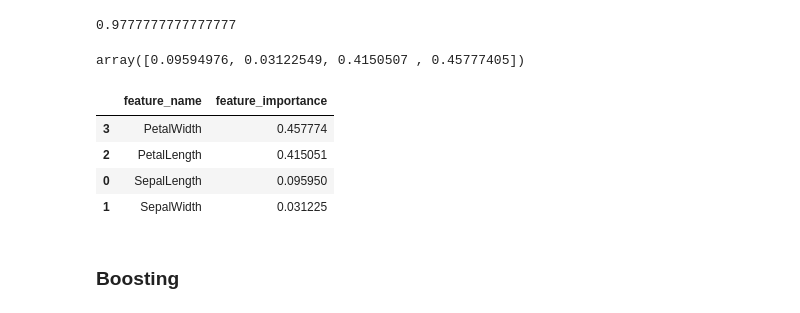
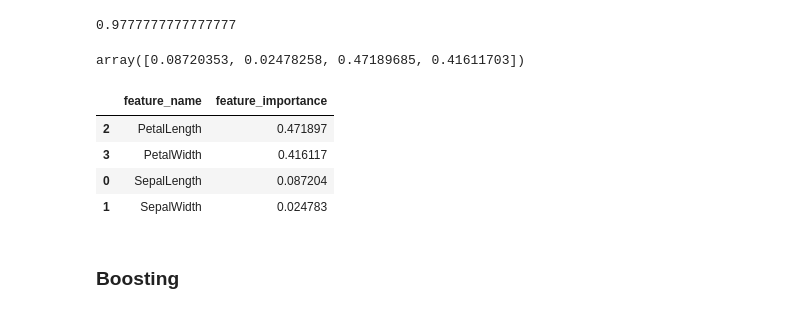
Before and after one commit to anqitu/SckitLearn, a Jupyter notebook: exercises/scikit.ipynb, the cells around one changed output. Cells and saved outputs as stored; diff of their text form; code cells hidden in the pictures.

```diff
--- a/exercises/scikit.ipynb
+++ b/exercises/scikit.ipynb
@@ -186,3 +142,8 @@ array(['Iris-virginica'], dtype=object)
 # import seaborn as sns
 # %%
 # sns.catplot(x = 'Name', y = 'PetalWidth', data = df, kind = 'box')
+# %%
+from sklearn.neighbors import KNeighborsClassifier
+clf = KNeighborsClassifier(n_neighbors=3)
+clf.fit(X_train,y_train)
+clf.score(X_test,y_test)
@@ -188,0 +152,5 @@ array(['Iris-virginica'], dtype=object)
+# %%
+from sklearn.neighbors import KNeighborsClassifier
+clf = KNeighborsClassifier(n_neighbors=10)
+clf.fit(X_train,y_train)
+clf.score(X_test,y_test)
@@ -234,6 +204,6 @@ clf.score(X_test,y_test)
 # %% [output]
 0.7333333333333333
 # %%
-# tree_clf = DecisionTreeClassifier(min_samples_leaf=10)
-# tree_clf.fit(X_train,y_train)
-# tree_clf.score(X_test,y_test),  tree_clf.score(X_train,y_train)
+tree_clf = DecisionTreeClassifier()
+tree_clf.fit(X_train,y_train)
+tree_clf.score(X_test,y_test),  tree_clf.score(X_train,y_train)
@@ -240,4 +212,4 @@ clf.score(X_test,y_test)
 # %%
-# tree_clf = DecisionTreeClassifier()
-# tree_clf.fit(X_train,y_train)
-# tree_clf.score(X_test,y_test),  tree_clf.score(X_train,y_train)
+tree_clf = DecisionTreeClassifier(max_depth=3)
+tree_clf.fit(X_train,y_train)
+tree_clf.score(X_test,y_test),  tree_clf.score(X_train,y_train)
@@ -284,17 +259,21 @@ clf.score(X_test,y_test)
 # %%
 clf.feature_importances_
 # %% [output]
-array([0.09594976, 0.03122549, 0.4150507 , 0.45777405])
+array([0.08720353, 0.02478258, 0.47189685, 0.41611703])
 # %%
-importances = pd.DataFrame(data = {'feature_name': X.columns,
-                    'feature_importance': clf.feature_importances_})
+importances = pd.DataFrame(data =
+                    {
+                      'feature_name': X.columns,
+                      'feature_importance': clf.feature_importances_
+                    }
+                  )
 importances.sort_values(['feature_importance'], ascending = False)
 # %% [output]
 |  | feature_name | feature_importance |
-| 3 | PetalWidth | 0.457774 |
-| 2 | PetalLength | 0.415051 |
-| 0 | SepalLength | 0.095950 |
-| 1 | SepalWidth | 0.031225 |
+| 2 | PetalLength | 0.471897 |
+| 3 | PetalWidth | 0.416117 |
+| 0 | SepalLength | 0.087204 |
+| 1 | SepalWidth | 0.024783 |
 # %% [markdown]
 ### Boosting
 # %%
```
Also changed, not shown: parts of 138 cells of this notebook, 2 other files.
